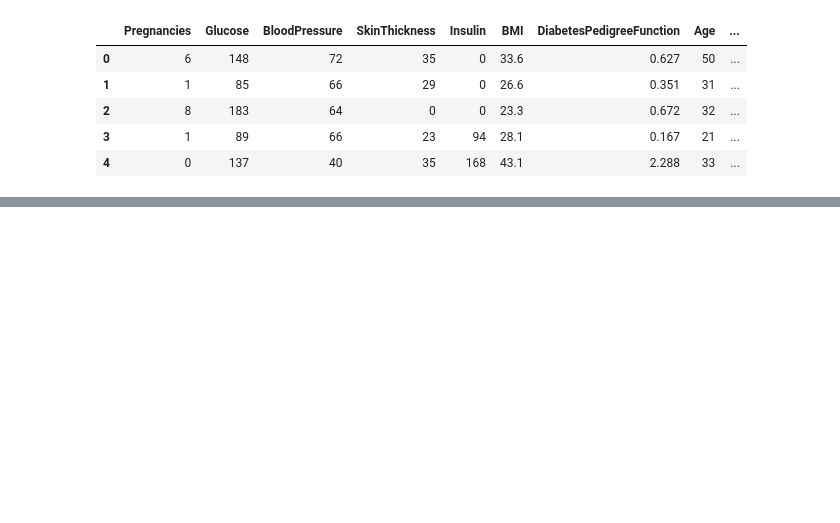
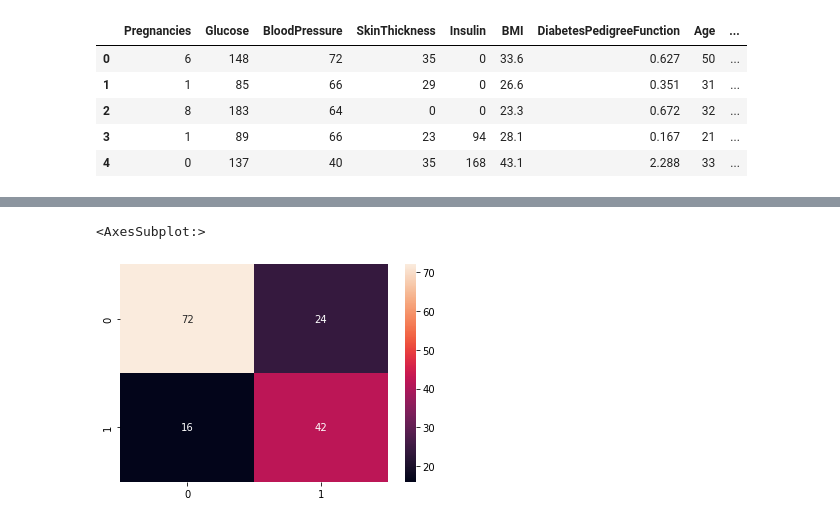
Before and after one commit to Htyagi2003/Coding, a Jupyter notebook: data science/random forest/notebook.ipynb, the cells around one changed output, grey strips where cells are left out. Cells and saved outputs as stored; diff of their text form; code cells hidden in the pictures; blank space fills up the shorter version.

```diff
--- a/data science/random forest/notebook.ipynb
+++ b/data science/random forest/notebook.ipynb
@@ -53,0 +147,6 @@ df.describe()
+# %%
+#label Encoder
+from sklearn.preprocessing import LabelEncoder
+le = LabelEncoder()
+Y=le.fit_transform(Y)
+Y
@@ -53,0 +171,6 @@ df.describe()
+# %%
+from sklearn.model_selection import train_test_split
+x_train,x_test,y_train,y_test=train_test_split(df1,Y,test_size=0.2,random_state=123)
+print(df1.shape)
+print("training data size",x_train.shape)
+print("testing size",x_test.shape)
@@ -53,0 +181,5 @@ df.describe()
+# %%
+#Model tree and testing it
+dtree=DecisionTreeClassifier()
+dtree.fit(x_train,y_train)
+print("Decision Tree is created")
@@ -53,0 +188,5 @@ df.describe()
+# %%
+#prediction
+from sklearn.metrics import classification_report,confusion_matrix
+y_pred=dtree.predict(x_test)
+print("Classification report \n",classification_report(y_test,y_pred))
@@ -53,0 +203,5 @@ df.describe()
+# %%
+sns.heatmap(confusion_matrix(y_test,y_pred),annot=True,fmt="d")
+# %% [output]
+<AxesSubplot:>
+[figure, added]
```
Also changed, not shown: parts of 33 cells of this notebook, 49 other files.
